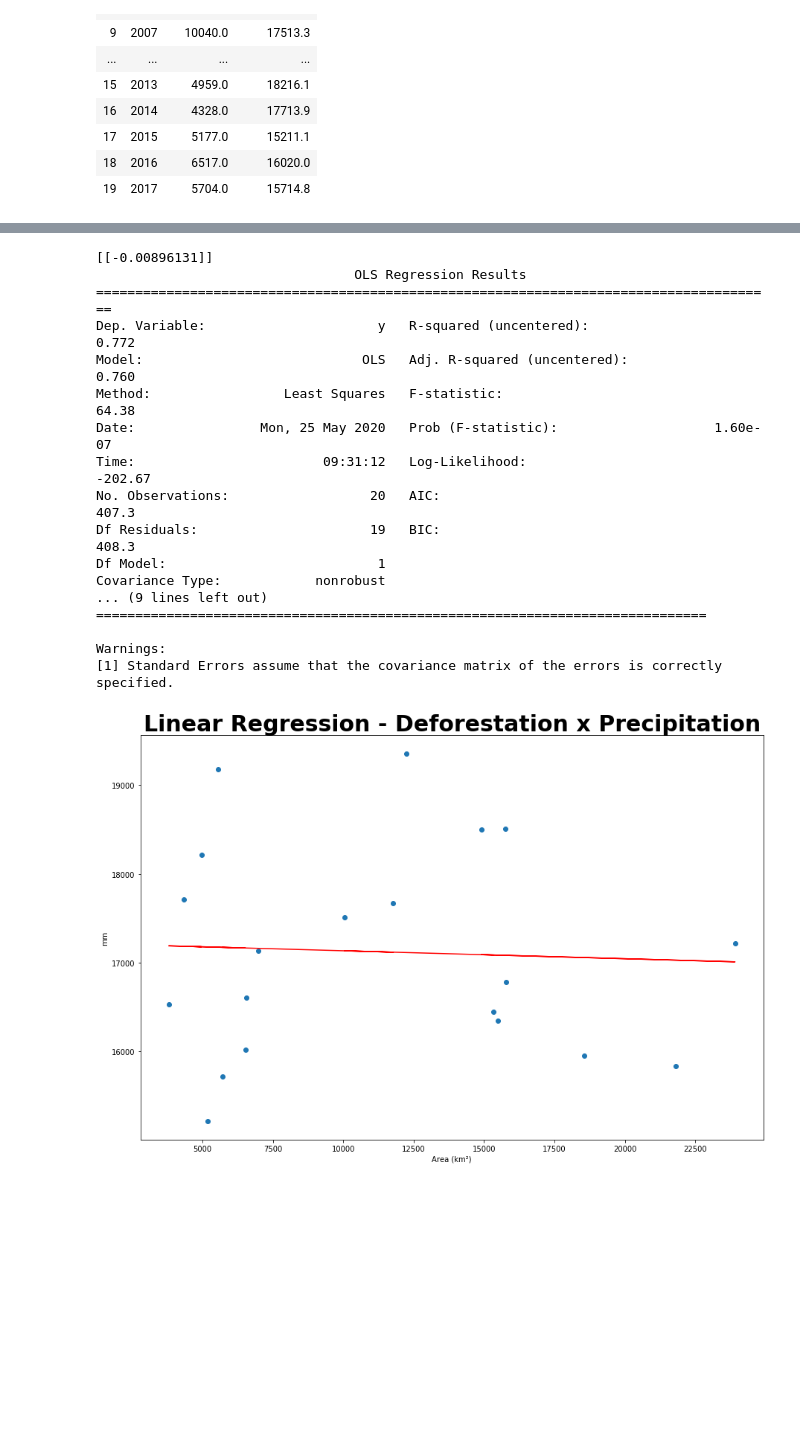
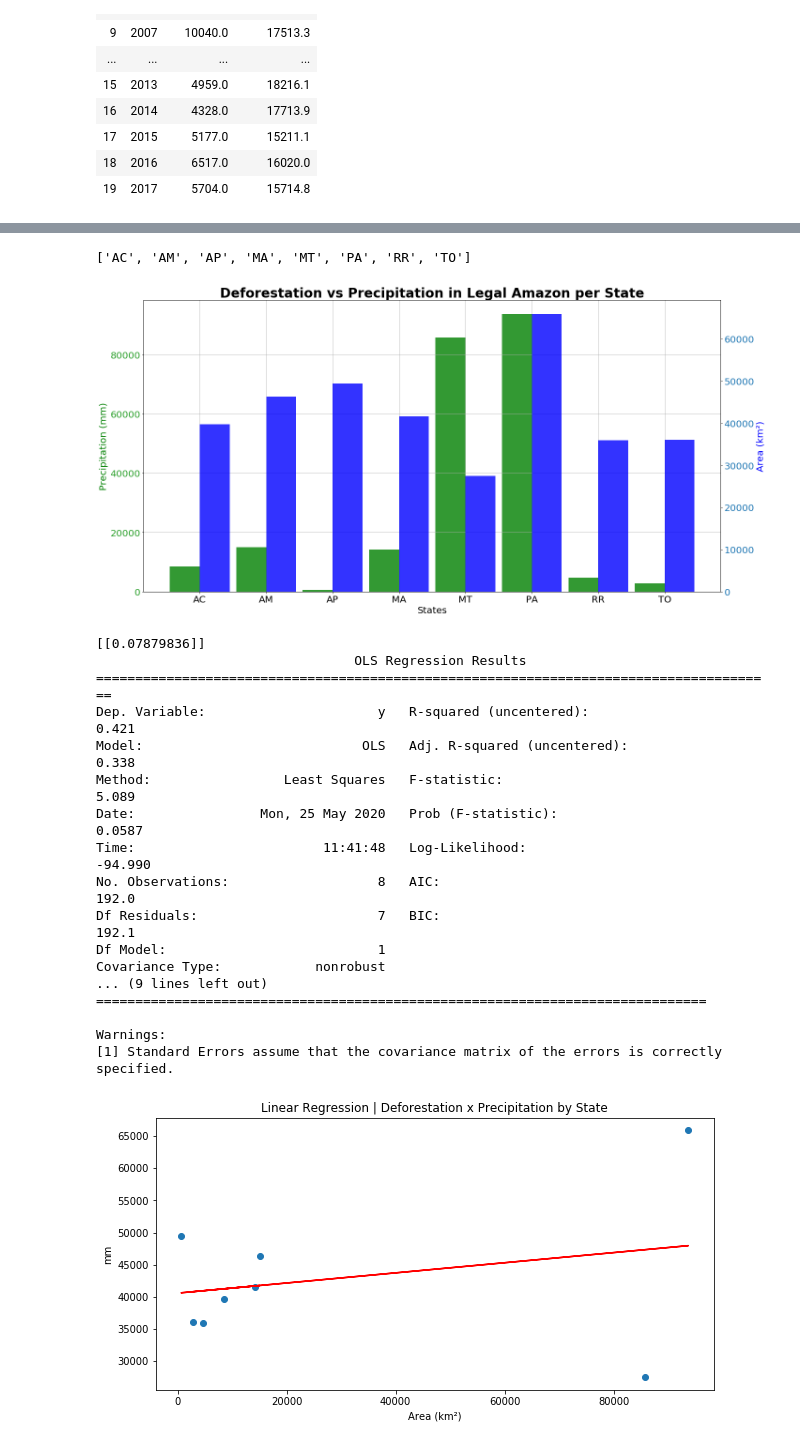
Before and after one commit to Lucas-OlivCouto/brazil-deforestation-analysis, a Jupyter notebook: Notebooks/Deforestation x Rain.ipynb, the cells around one changed output, grey strips where cells are left out. Saved outputs shown, nothing was run; the diff lists cells and outputs as text; code cells hidden in the pictures; blank space fills up the shorter version.

```diff
--- a/Notebooks/Deforestation x Rain.ipynb
+++ b/Notebooks/Deforestation x Rain.ipynb
@@ -16,7 +16,7 @@ from sklearn.linear_model import LinearRegression
 # Deforestation vs Rain
 # %%
 #open the precipitation file
-rain = "../output_data/amazon_precipitation.csv"
+rain = "../output_data/precip_state_year.csv"
 rain_df = pd.read_csv(rain)
 rain_df = rain_df[["state", "year", "precipitation" ]]
 rain_df
@@ -35,7 +35,8 @@ rain_df
 | 159 | TO | 2017 | 1320.7 |
 160 rows × 3 columns
 # %%
-defo = "../output_data/deforestation_merge.csv"
+#open the deforestation file
+defo = "../output_data/defo_state_year.csv"
 defo_state_sum_df = pd.read_csv(defo)
 defo_state_sum_df
 # %% [output]
@@ -134,0 +136,8 @@ plt.show()
+# %%
+# Group by state
+defo_rain_group_df = defo_rain_df.groupby(["state"])
+defo_rain_sum_state_df = defo_rain_group_df.sum()
+defo_rain_sum_state_df = pd.DataFrame(defo_rain_sum_state_df).reset_index()
+defo_rain_sum_state_df = defo_rain_sum_state_df.drop(["year"], axis=1)
+
+defo_rain_sum_state_df
@@ -135,51 +154,85 @@ plt.show()
+# %%
+# axis and ticks
+x_axis_defo_rain = list(defo_rain_sum_state_df.state)
+x_axis_defo_rain
+# %% [output]
+['AC', 'AM', 'AP', 'MA', 'MT', 'PA', 'RR', 'TO']
+# %%
+# Create 2 bar graph in the same fig for Deforestation and Fires by state in Legal Amazon.
+fig, ax1 = plt.subplots(figsize=(20, 10))
+# Deforestation
+for index, row in defo_rain_sum_state_df.iterrows():
+    def_graph = ax1.bar(defo_rain_sum_state_df["state"][index], defo_rain_sum_state_df["square km"][index],color='g', alpha=.8,\
+                        align="edge",width=-0.45)
+ax1.set_title("Deforestation vs Precipitation in Legal Amazon per State", fontweight = "bold", fontsize = 28)
+ax1.set_xlabel("States",fontsize = 20)
+ax1.set_ylabel("Precipitation (mm)",fontsize = 20, color ='g')
+ax1.tick_params(axis='y',labelcolor='tab:green', labelsize = 20)
+# Rain
+ax2 = ax1.twinx()
+for index, row in defo_rain_sum_state_df.iterrows():
+    rain_graph = ax2.bar(defo_rain_sum_state_df["state"][index], defo_rain_sum_state_df["precipitation"][index],color='blue', alpha=.8,\
+                        align="edge",width=+0.45)
+ax2.set_ylabel("Area (km²)",fontsize = 20, color ='blue')
+ax2.tick_params(axis='y',labelcolor='tab:blue', labelsize = 20)
+#other configurations
+plt.xticks(x_axis_defo_rain, rotation=90)
+ax1.tick_params(axis='x',labelsize = 20)
+plt.tight_layout()
+ax1.grid()
+#save figure
+plt.savefig("../output_data/images/defo_rain_state.png", dpi=fig.dpi)
+plt.show()
+# %% [output]
+[figure, added]
 # %%
 # Correlation Deforestation x Rain
 
-fig, ax = plt.subplots(figsize=(15, 10))
+fig, ax = plt.subplots(figsize=(10, 5))
 
-X = defo_rain_sum_df['square km'].values.reshape(-1, 1)
-Y = defo_rain_sum_df['precipitation'].values.reshape(-1, 1)
+X = defo_rain_sum_state_df['square km'].values.reshape(-1, 1)
+Y = defo_rain_sum_state_df['precipitation'].values.reshape(-1, 1)
 linear_regressor = LinearRegression()
 # perform linear regression
 linear_regressor.fit(X, Y)
 # make predictions
 Y_pred = linear_regressor.predict(X)
 # correlation matrices
 #correlation coefficient
 
 plt.scatter(X, Y)
 plt.plot(X, Y_pred, color='red')
 #plt.set_xlabel("mm",fontsize = 18, color ='b')
 
 
 print(linear_regressor.coef_)
 # Correlation Coefficient
 # and R-square
-defo_rain_sum_df.corr(method ='pearson')
+defo_rain_sum_state_df.corr(method ='pearson')
 model1=sm.OLS(X,Y)
 result=model1.fit()
 print(result.summary())
-plt.title("Linear Regression - Deforestation x Precipitation", fontweight = "bold", fontsize = 30)
+plt.title("Linear Regression | Deforestation x Precipitation by State")
 plt.xlabel("Area (km²)")
 plt.ylabel("mm")
 plt.savefig("../output_data/images/lr_def_rain.png", dpi=fig.dpi)
 plt.show()
 # %% [output]
-[[-0.00896131]]
+[[0.07879836]]
                                  OLS Regression Results
 =======================================================================================
-Dep. Variable:                      y   R-squared (uncentered):                   0.772
-Model:                            OLS   Adj. R-squared (uncentered):              0.760
-Method:                 Least Squares   F-statistic:                              64.38
-Date:                Mon, 25 May 2020   Prob (F-statistic):                    1.60e-07
-Time:                        09:31:12   Log-Likelihood:                         -202.67
-No. Observations:                  20   AIC:                                      407.3
-Df Residuals:                      19   BIC:                                      408.3
+Dep. Variable:                      y   R-squared (uncentered):                   0.421
+Model:                            OLS   Adj. R-squared (uncentered):              0.338
+Method:                 Least Squares   F-statistic:                              5.089
+Date:                Mon, 25 May 2020   Prob (F-statistic):                      0.0587
+Time:                        11:41:48   Log-Likelihood:                         -94.990
+No. Observations:                   8   AIC:                                      192.0
+Df Residuals:                       7   BIC:                                      192.1
 Df Model:                           1
 Covariance Type:            nonrobust
 ... (9 lines left out)
 ==============================================================================
 
 Warnings:
 [1] Standard Errors assume that the covariance matrix of the errors is correctly specified.
-[figure, old version]
+[figure, new version]
```
Also changed, not shown: parts of 4 cells of this notebook, 33 other files.
